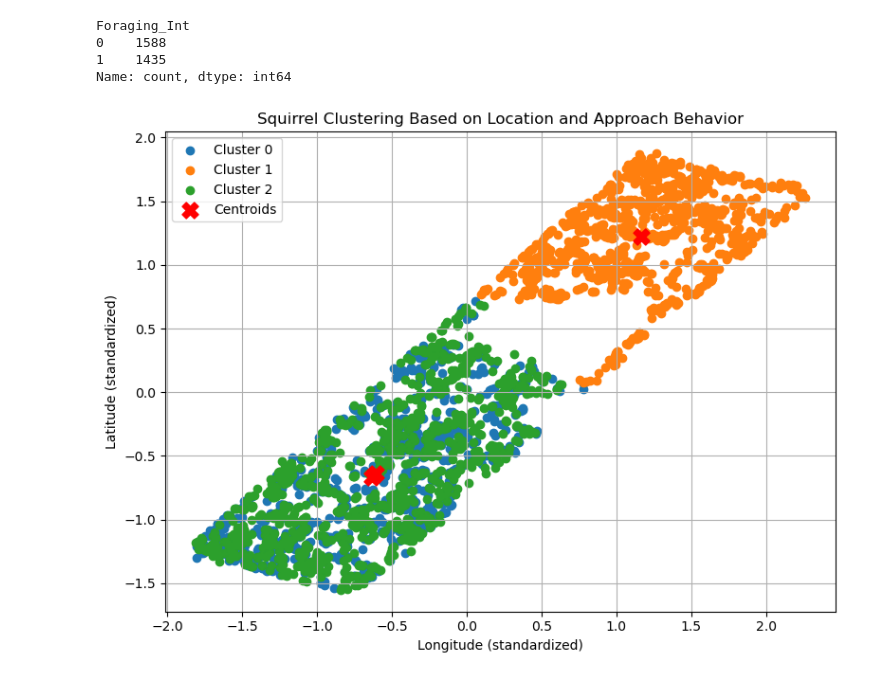
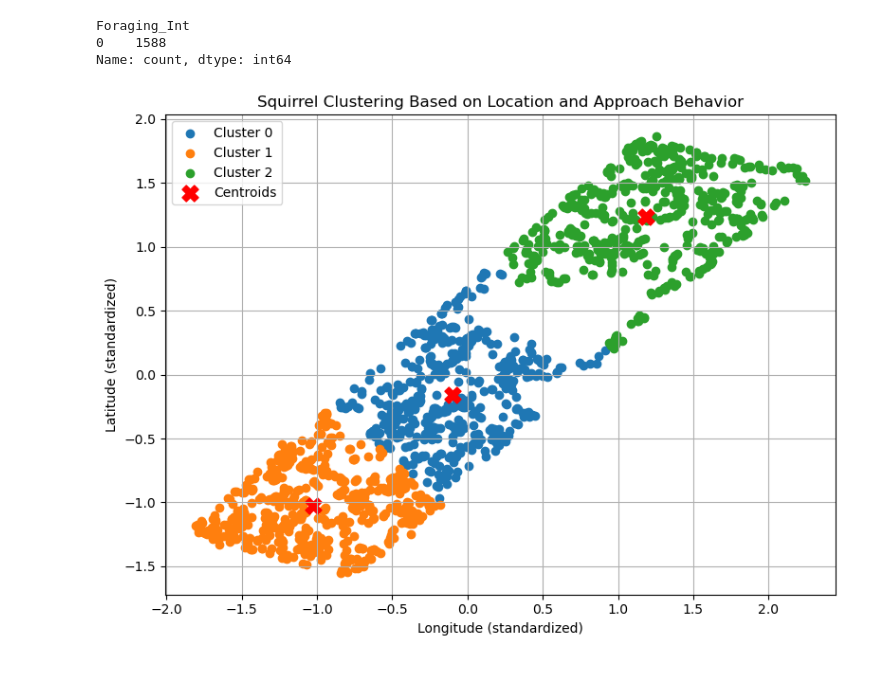
Before and after one commit to NWuSunset/SquirrelDataProject, a Jupyter notebook: sample.ipynb, the cells around one changed output. Cells and saved outputs as stored; diff of their text form; code cells hidden in the pictures.

```diff
--- a/sample.ipynb
+++ b/sample.ipynb
@@ -95,7 +76,7 @@ plt.show()
 # %%
 # Filter for squirrels with location and approach info
 data = data.dropna(subset=['Foraging', 'X', 'Y'])
-#data = data[data['Foraging'] != 0] #limit approaches to only approaching squirrels
+data = data[data['Foraging'] != 1] #limit approaches to only approaching squirrels
 
 
 # Features: latitude (X), longitude (Y)
@@ -109,34 +90,33 @@ x_std = StandardScaler().fit_transform(features)
 
 # Set number of clusters
 k = 3 #can change for different results
 km = KMeans(n_clusters=k, random_state=42).fit(x_std)
 
 # Get centroids and labels
 centroids = km.cluster_centers_
 labels = km.labels_
 
 # Plot
 plt.figure(figsize=(8, 6))
 for i in range(k):
     cluster = x_std[labels == i]
     plt.scatter(cluster[:, 0], cluster[:, 1], label=f'Cluster {i}')
 
 # Plot centroids
 plt.scatter(centroids[:, 0], centroids[:, 1], marker='X', s=150, c='red', label='Centroids')
 
 # Labels and formatting
 plt.xlabel("Longitude (standardized)")
 plt.ylabel("Latitude (standardized)")
 plt.title("Squirrel Clustering Based on Location and Approach Behavior")
 plt.legend()
 plt.grid(True)
 plt.tight_layout()
 plt.show()
 # %% [output]
 Foraging_Int
 0    1588
-1    1435
 Name: count, dtype: int64
-[figure, old version]
+[figure, new version]
 # %%
 #Location
```
Also changed, not shown: parts of 4 cells of this notebook.
